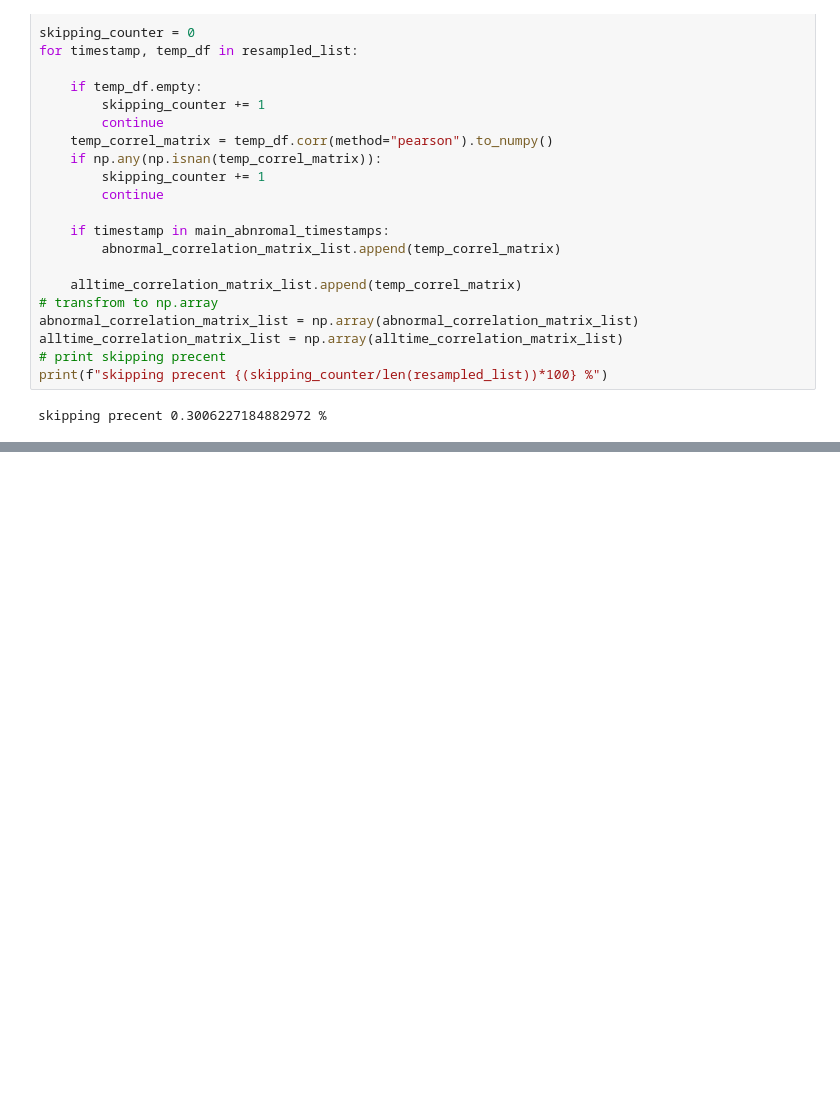
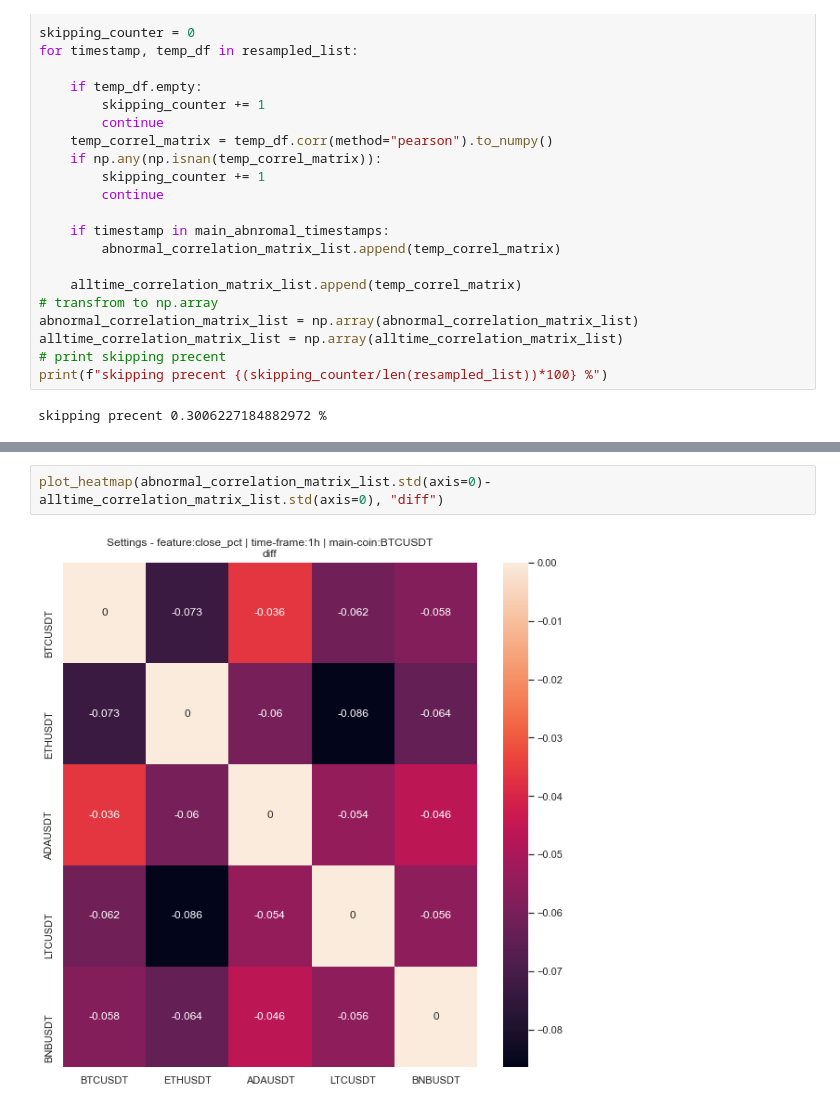
Before and after one commit to guyvandam/3rdYearResearchProject, a Jupyter notebook: correlation_research.ipynb, the cells around one changed output, grey strips where cells are left out. Drawn from its saved outputs; the diff is of its cells as text; blank space fills up the shorter version.

```diff
--- a/correlation_research.ipynb
+++ b/correlation_research.ipynb
@@ -119,0 +100,4 @@ plot_heatmap(abnormal_correlation_matrix_list.mean(axis=0)-alltime_correlation_m
+# %%
+plot_heatmap(abnormal_correlation_matrix_list.std(axis=0)-alltime_correlation_matrix_list.std(axis=0), "diff")
+# %% [output]
+[figure, added]
```
Also changed, not shown: parts of 11 cells of this notebook, 1 other file.
